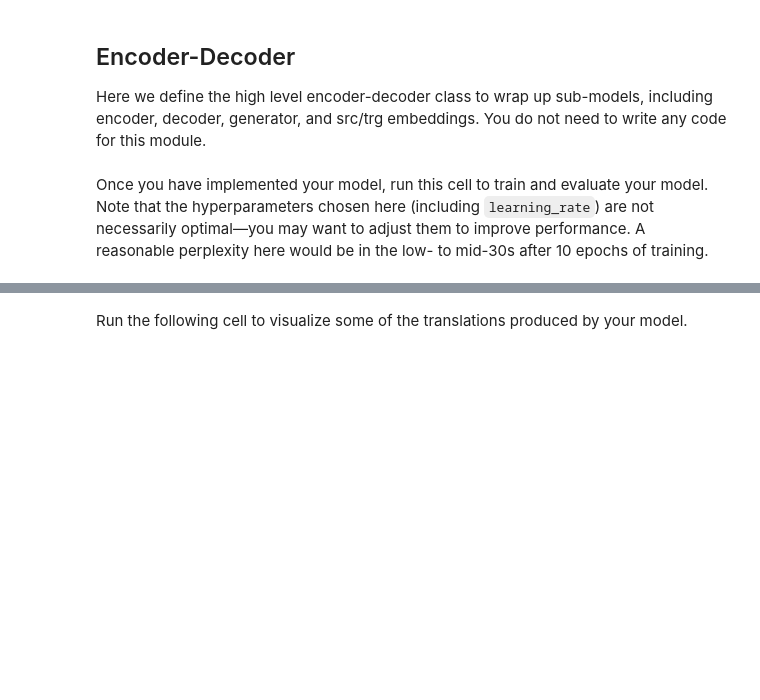
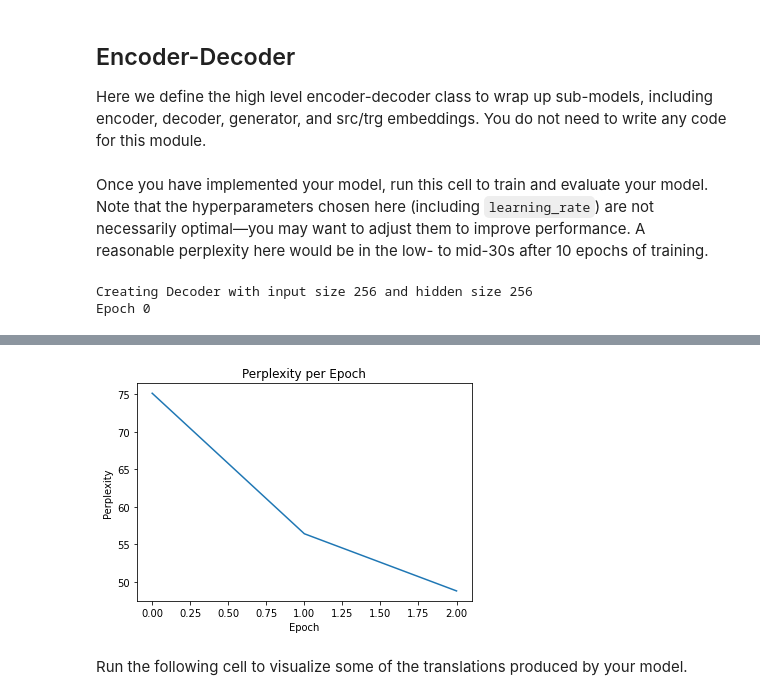
Before and after one commit to RichardMuri/MIT_6864, a Jupyter notebook: Homework_1/hw1.ipynb, the cells around one changed output, grey strips where cells are left out. Cells and saved outputs as stored; diff of their text form; code cells hidden in the pictures; blank space fills up the shorter version.

```diff
--- a/Homework_1/hw1.ipynb
+++ b/Homework_1/hw1.ipynb
@@ -679,6 +723,16 @@ class Decoder(nn.Module):
     #         forward function)?
 
     ### Your code here!
+    print("Creating Decoder with input size {} and hidden size {}".format(input_size, hidden_size))
+    self.bsize = input_size
+    self.hsize = hidden_size
+    self.nlayers = 1
+    # self.embedding = nn.Embedding(input_size, hidden_size)
+    self.gru = nn.GRU(input_size=input_size,
+                      hidden_size=hidden_size,
+                      num_layers=self.nlayers,
+                      batch_first=True, dropout=dropout,
+                      bidirectional=False)
 
   def forward_step(self, prev_embed, hidden):
     """Helper function for forward below:
@@ -701,7 +755,13 @@ class Decoder(nn.Module):
     #       compute the `pre_output`)
 
     ### Your code here!
-
+    # prev_embed = embedding(prev_embed)
+    # prev_embed.view(1,1,-1)
+    # prev_embed = F.relu(prev_embed)
+    # print("Embed size {}".format(prev_embed.size()))
+    # print("Hidden size {}".format(hidden.size()))
+    pre_output, hidden = self.gru(prev_embed, hidden)
+    # st()
     return hidden, pre_output
 
   def forward(self, inputs, encoder_finals, hidden=None, max_len=None):
@@ -741,7 +801,15 @@ class Decoder(nn.Module):
     #       but you only need the final `hidden` state
 
     ### Your code here!
+    bsize,fsize,hsize = inputs.size()
+    pre_output_vectors = []
+    for i in range(fsize):
+      input = torch.unsqueeze(inputs[:,i,:], 1)
+      hidden, pre_output = self.forward_step(input, hidden)
+      pre_output_vectors.append(pre_output)
 
+    # st()
+    pre_output_vectors = torch.stack(pre_output_vectors, dim=1)
     return hidden, pre_output_vectors
 
   def init_hidden(self, encoder_finals):
@@ -759,6 +827,8 @@ class Decoder(nn.Module):
 
     ### Your code here!
 
+    decoder_init_hiddens = torch.ones(self.nlayers,1,1,device=device) * encoder_finals
+    # decoder_init_hiddens = torch.zeros(self.nlayers,self.bsize,self.hsize, device=device)
     return decoder_init_hiddens
 # %% [markdown]
 ## Encoder-Decoder
@@ -828,9 +898,12 @@ pure_seq2seq = EncoderDecoder(
 
 # Start training. The returned `dev_ppls` is a list of dev perplexity for each
 # epoch.
-pure_dev_ppls = train(pure_seq2seq, num_epochs=10, learning_rate=1e-3,
+pure_dev_ppls = train(pure_seq2seq, num_epochs=10 , learning_rate=1e-3,
                       train_data_loader=mt_train_data_loader,
                       val_data_loader=mt_val_data_loader,
-                      task="seq2seq", print_every=100)
+                      task="seq2seq", print_every=200)
 
 plot_perplexity(pure_dev_ppls)
+# %% [output]
+Creating Decoder with input size 256 and hidden size 256
+Epoch 0
@@ -837,3 +927,4 @@ plot_perplexity(pure_dev_ppls)
+[figure, added]
 # %% [markdown]
 Run the following cell to visualize some of the translations produced by your model.
 # %%
```
Also changed, not shown: parts of 9 cells of this notebook.
